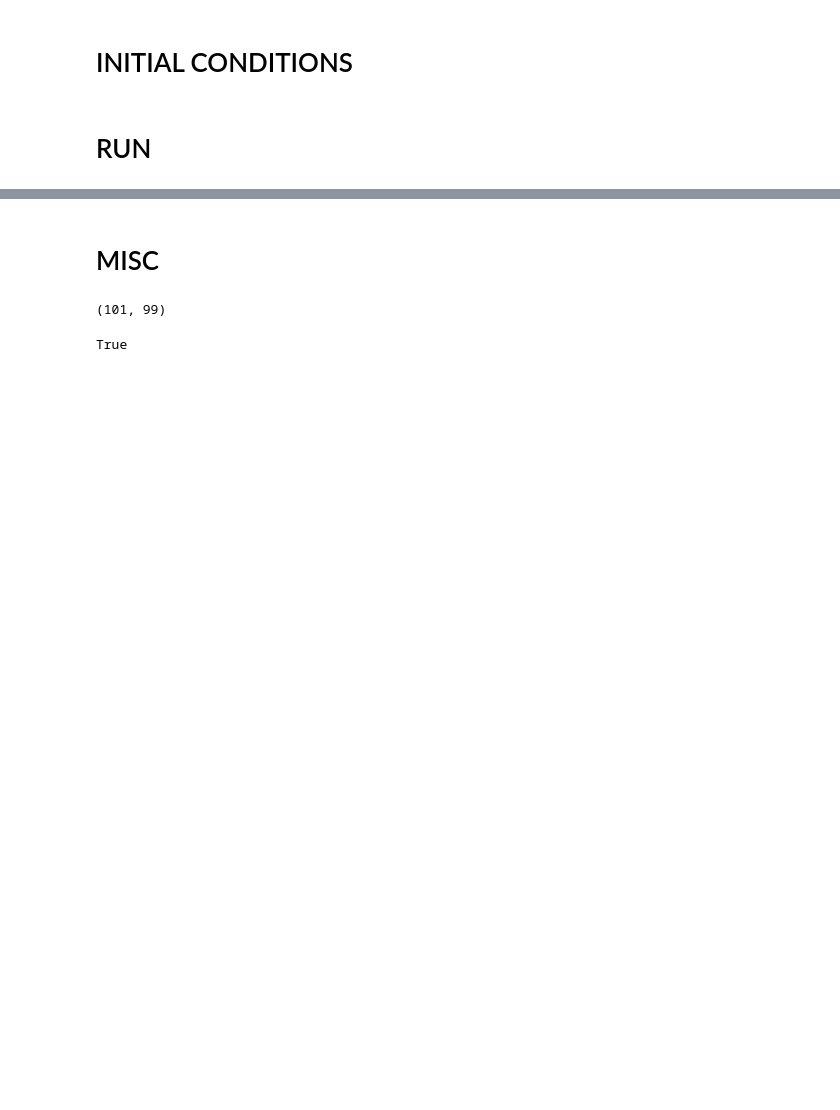
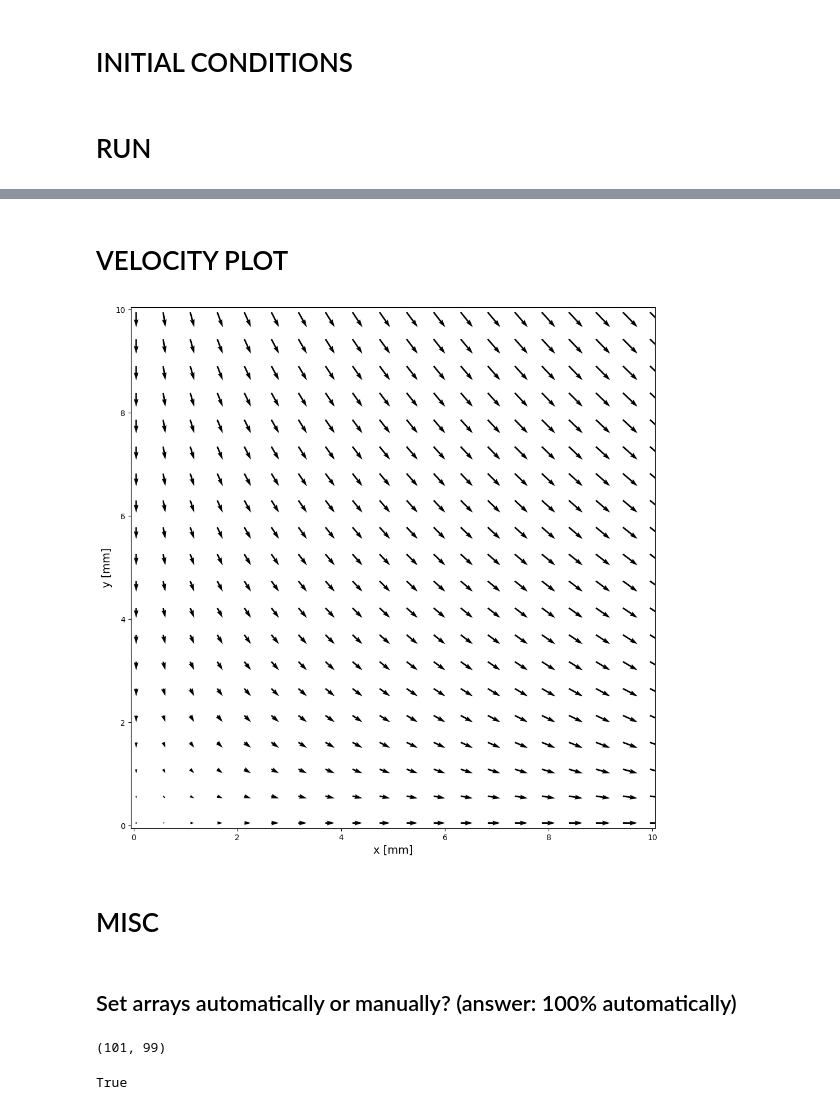
Before and after one commit to abertodano/Fast-Navier-Stokes, a Jupyter notebook: 2D_OpenBC_Incompressible.ipynb, the cells around one changed output, grey strips where cells are left out. Saved outputs shown, nothing was run; the diff lists cells and outputs as text; code cells hidden in the pictures; blank space fills up the shorter version.

```diff
--- a/2D_OpenBC_Incompressible.ipynb
+++ b/2D_OpenBC_Incompressible.ipynb
@@ -20,3 +22,18 @@ rng = np.random.default_rng()
+# %%
+@jit(nopython = True)
+def centerize(u,v): #get cell-center values from cell-face values for x and y components of a vector (assumed a velocity)
+    return (u[1:] + u[:-1])/2, (v[:,1:] + v[:,:-1])/2
+
+#@jit(nopython = True)
+#HOW WILL I DO THE OTHER COMPONENT?
+#def get_grad(u): #calculate approximate divergence of velocity field. #assumes velocities defined at cell bnds, returns divergences at cell centers. #x velocity (u), y velocity (v)
+    #dudx, dudy = u[1:] - u[:-1], v[:,1:] - v[:,:-1] #velocity gradient components
+    #return dudx + dvdy
+
+@jit(nopython = True)
+def get_div(u,v,dx,dy): #calculate approximate divergence of velocity field. #assumes velocities defined at cell bnds, returns divergences at cell centers. #x velocity (u), y velocity (v)
+    dudx, dvdy = (u[1:] - u[:-1])/dx, (v[:,1:] - v[:,:-1])/dy #velocity gradient components
+    return dudx + dvdy
 # %% [markdown]
 ## PDE FUNCTIONS
 # %%
@@ -59,7 +97,7 @@ def NextTimeStepFNS(u,v,dudt_prev,dvdt_prev): #midpoint method to march velociti
 # %% [markdown]
 ## RUN FUNCTION
 # %%
-def RunFNS(tend, dt, init_cond):
+def RunFNS(tend, dt, delP_x, delP_y, init_cond):
 
     ntimesteps = round(tend/dt) #number of timesteps
     print(f'ntimesteps \n{ntimesteps}\n') #output the number of timesteps to be run
@@ -75,7 +113,7 @@ def RunFNS(tend, dt, init_cond):
 
     #run the code, iterating timesteps
     for i in range(1,ntimesteps):
-        u[i], v[i], dudt[i], dvdt[i] = NextTimeStepFNS(u[i-1],v[i-1],dudt[i-1],dvdt[i-1]) #set new variable values after a timestep #get time derivatives to be used as guesses + for determining tolerance
+        u[i], v[i], dudt[i], dvdt[i] = NextTimeStepFNS(u[i-1],v[i-1],dudt[i-1],dvdt[i-1], delP_x, delP_y) #set new variable values after a timestep #get time derivatives to be used as guesses + for determining tolerance
         if np.any(np.isnan(u[i])) | np.any(np.isnan(v[i])): #break if blown up
             print(f'Blowup at timestep {i}, t = {i*dt:.5}')
             break
@@ -101,3 +142,6 @@ Timestep: 0.0001s
+# %%
+delP_x = -np.arange(Ny)/10 #delta P's (defined right - left) across x-lines
+delP_y = np.arange(Nx)/10 #delta P's (defined left - right) across y-lines
 # %% [markdown]
 # INITIAL CONDITIONS
 # %%
@@ -110,6 +154,6 @@ init_cond0 = [u0, v0, dudt0, dvdt0] #packed list of initial conditions
 # %% [markdown]
 # RUN
 # %%
-tend = 0*1. + 2*dt #simulated time in seconds
+tend = 0.5*1. + 0*dt #simulated time in seconds
 ic = init_cond0 #initial conditions to be used
-u, v = RunFNS(tend, dt, ic)
+u, v = RunFNS(tend, dt, delP_x, delP_y, ic)
@@ -132,5 +183,26 @@ print(u[10000])
+# %% [markdown]
+# VELOCITY PLOT
+# %%
+thinning = 5 #how much to prune dataset
+X, Y = np.linspace(dx/2, lx - dx/2, int(Nx/thinning))*1000, np.linspace(dy/2, ly - dy/2, int(Ny/thinning))*1000
+u_c, v_c = centerize(u[-1],v[-1]) #centerize
+u_c, v_c = u_c[::5,::5], v_c[::5,::5] #thin-out
+
+fig, ax = plt.subplots(figsize = (12,12))
+ax.set_xlim([-dx/2*1000,(lx + dx/2)*1000])
+ax.set_ylim([-dy/2*1000,(ly + dy/2)*1000])
+ax.quiver(X, Y, u_c, v_c)
+ax.set_xlabel('x [mm]', fontsize = 14)
+ax.set_ylabel('y [mm]', fontsize = 14)
+#ax.quiverkey(q, X=0.005, Y=0.005, U=10,label='Quiver key, length = 10', labelpos='E')
+
+plt.show()
+# %% [output]
+[figure, added]
 # %% [markdown]
 # MISC
+# %% [markdown]
+## Set arrays automatically or manually? (answer: 100% automatically)
 # %%
 arr = rng.random((Nx+1,Ny))
 np.shape(arr[:,1:])
```
Also changed, not shown: parts of 18 cells of this notebook, 1 other file.
